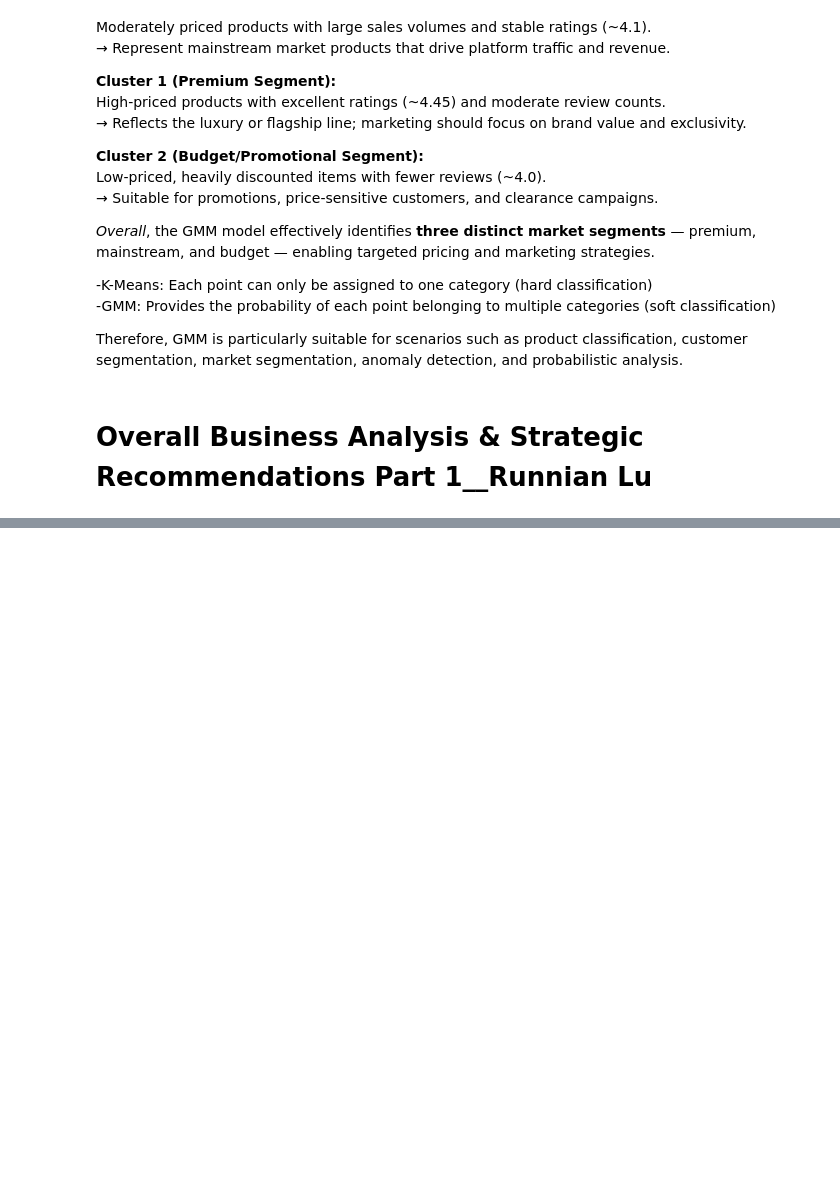
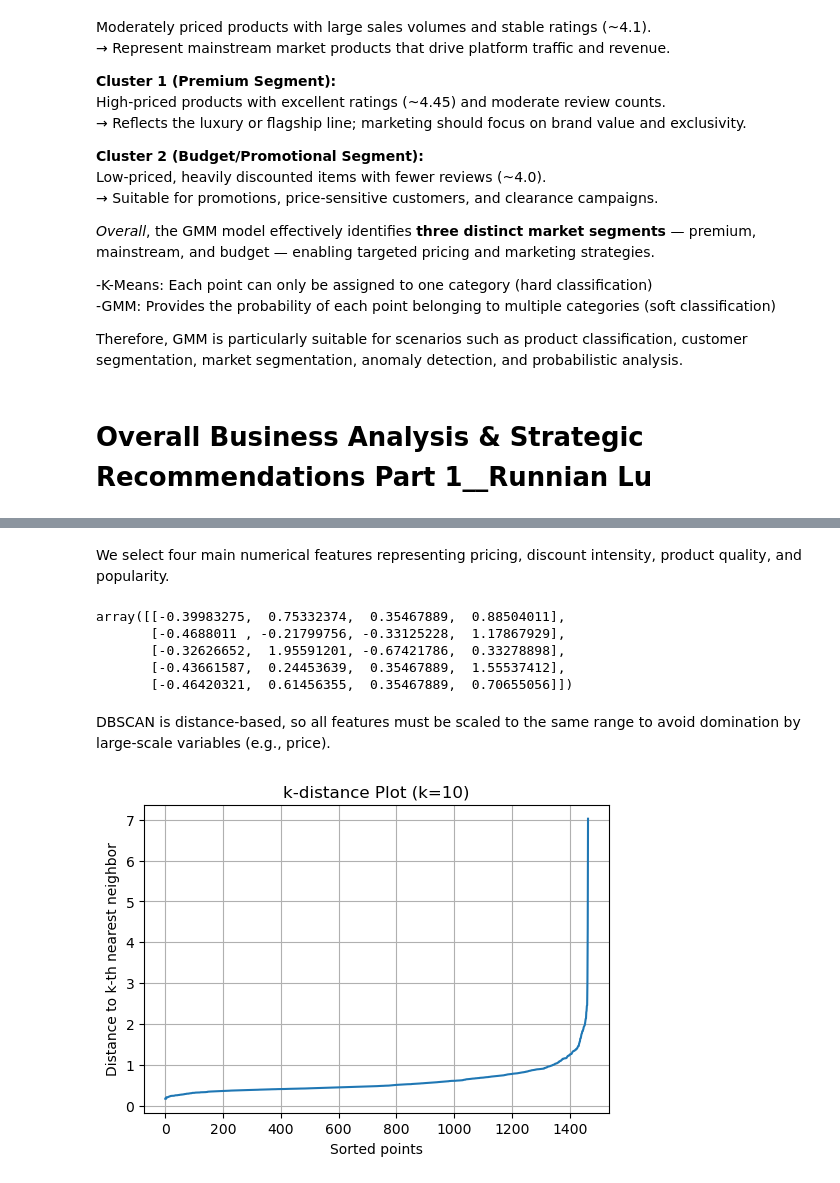
Before and after one commit to JonasLUfr/Project_DataMing, a Jupyter notebook: Amazon_DataAnalyseProject.ipynb, the cells around one changed output, grey strips where cells are left out. Drawn from its saved outputs; the diff is of its cells as text; code cells hidden in the pictures; blank space fills up the shorter version.

```diff
--- a/Amazon_DataAnalyseProject.ipynb
+++ b/Amazon_DataAnalyseProject.ipynb
@@ -796,0 +964,13 @@ Through standardized preprocessing, PCA, and dual clustering (K-Means & GMM), I
+# %%
+# Step 1: Select numeric features for DBSCAN
+features = ['actual_price', 'discount_percentage', 'rating', 'rating_count']
+X = df[features].copy()
+
+# Log transform rating_count to reduce skewness (long-tail distribution)
+X['rating_count_log'] = np.log1p(X['rating_count'])
+
+# Drop raw rating_count, keep log version
+X = X.drop(columns='rating_count')
+
+# Preview first rows
+X.head()
@@ -796,0 +984,40 @@ Through standardized preprocessing, PCA, and dual clustering (K-Means & GMM), I
+# %% [markdown]
+We select four main numerical features representing pricing, discount intensity, product quality, and popularity.
+# %%
+from sklearn.preprocessing import StandardScaler
+
+# Step 2: Standardize the features
+scaler = StandardScaler()
+X_scaled = scaler.fit_transform(X)
+
+# Preview
+X_scaled[:5]
+# %% [output]
+array([[-0.39983275,  0.75332374,  0.35467889,  0.88504011],
+       [-0.4688011 , -0.21799756, -0.33125228,  1.17867929],
+       [-0.32626652,  1.95591201, -0.67421786,  0.33278898],
+       [-0.43661587,  0.24453639,  0.35467889,  1.55537412],
+       [-0.46420321,  0.61456355,  0.35467889,  0.70655056]])
+# %% [markdown]
+DBSCAN is distance-based, so all features must be scaled to the same range to avoid domination by large-scale variables (e.g., price).
+# %%
+from sklearn.neighbors import NearestNeighbors
+import numpy as np
+import matplotlib.pyplot as plt
+
+min_samples = 10  # can tune later
+nbrs = NearestNeighbors(n_neighbors=min_samples).fit(X_scaled)
+distances, indices = nbrs.kneighbors(X_scaled)
+
+# Take the distance to the k-th nearest neighbor for each point
+k_distances = np.sort(distances[:, -1])
+
+plt.figure(figsize=(6,4))
+plt.plot(k_distances)
+plt.title(f'k-distance Plot (k={min_samples})')
+plt.xlabel("Sorted points")
+plt.ylabel("Distance to k-th nearest neighbor")
+plt.grid(True)
+plt.show()
+# %% [output]
+[figure, added]
```
Also changed, not shown: parts of 49 cells of this notebook, 2 other files.
